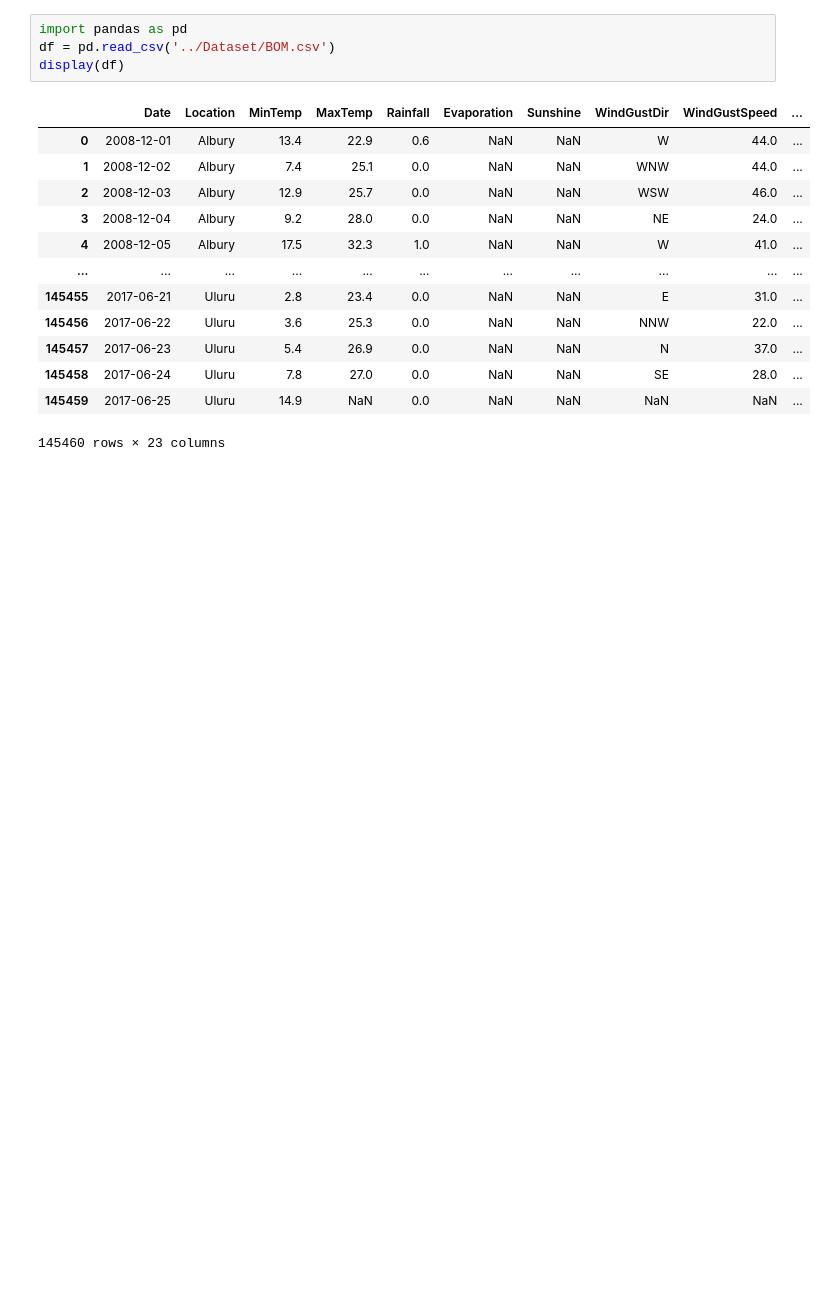
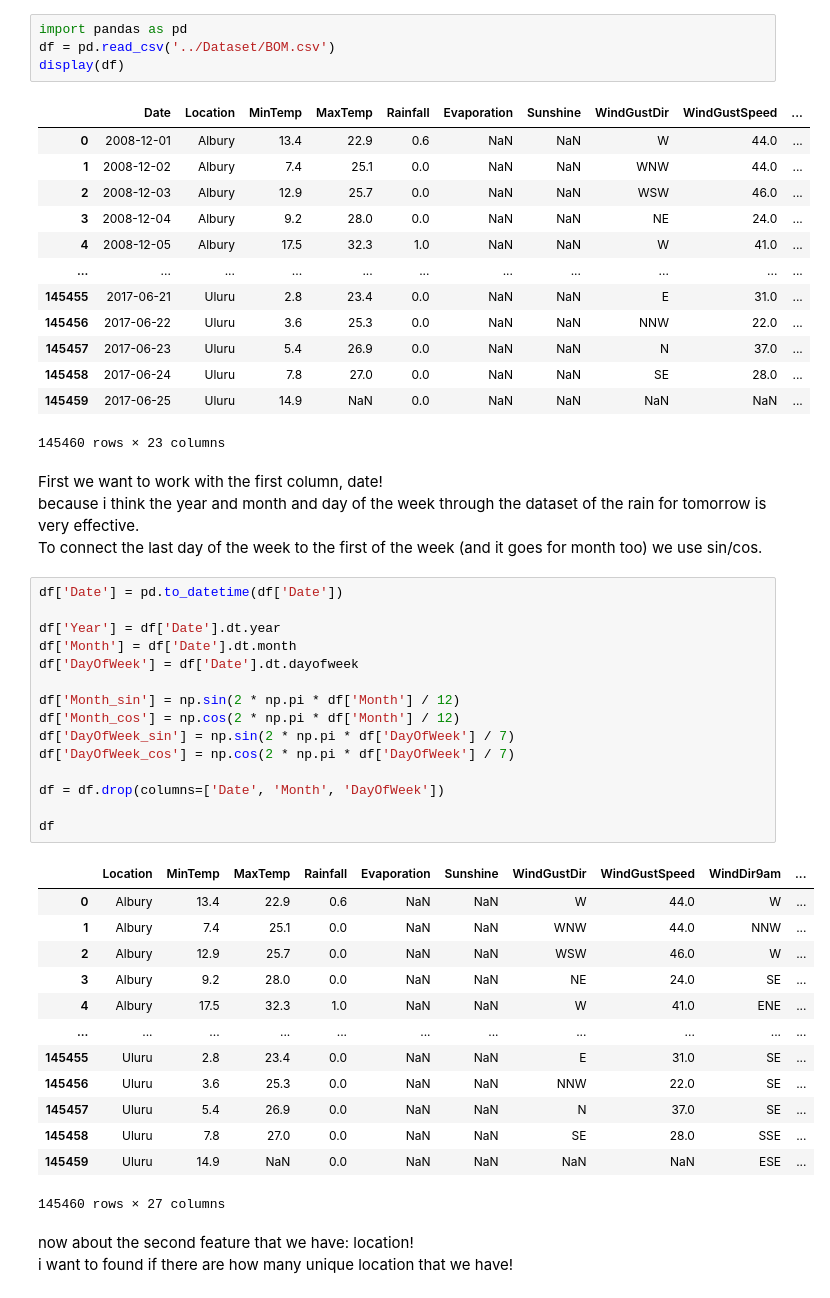
Before and after one commit to ErfanMasoudiBA/GenAI-Vision-Bootcamp, a Jupyter notebook: 02_supervised_machine_learning/یادگیری ماشین نظارت شده/پروژه/notebooks/practice02.ipynb, the cells around one changed output. Cells and saved outputs as stored; diff of their text form; blank space fills up the shorter version.

```diff
--- a/02_supervised_machine_learning/یادگیری ماشین نظارت شده/پروژه/notebooks/practice02.ipynb
+++ b/02_supervised_machine_learning/یادگیری ماشین نظارت شده/پروژه/notebooks/practice02.ipynb
@@ -19,3 +26,39 @@ display(df)
 | 145458 | 2017-06-24 | Uluru | 7.8 | 27.0 | 0.0 | NaN | NaN | SE | 28.0 | ... |
 | 145459 | 2017-06-25 | Uluru | 14.9 | NaN | 0.0 | NaN | NaN | NaN | NaN | ... |
 145460 rows × 23 columns
+# %% [markdown]
+First we want to work with the first column, date!<br>
+because i think the year and month and day of the week through the dataset of the rain for tomorrow is very effective.<br>
+To connect the last day of the week to the first of the week (and it goes for month too) we use sin/cos.
+# %%
+df['Date'] = pd.to_datetime(df['Date'])
+
+df['Year'] = df['Date'].dt.year
+df['Month'] = df['Date'].dt.month
+df['DayOfWeek'] = df['Date'].dt.dayofweek
+
+df['Month_sin'] = np.sin(2 * np.pi * df['Month'] / 12)
+df['Month_cos'] = np.cos(2 * np.pi * df['Month'] / 12)
+df['DayOfWeek_sin'] = np.sin(2 * np.pi * df['DayOfWeek'] / 7)
+df['DayOfWeek_cos'] = np.cos(2 * np.pi * df['DayOfWeek'] / 7)
+
+df = df.drop(columns=['Date', 'Month', 'DayOfWeek'])
+
+df
+# %% [output]
+|  | Location | MinTemp | MaxTemp | Rainfall | Evaporation | Sunshine | WindGustDir | WindGustSpeed | WindDir9am | ... |
+| 0 | Albury | 13.4 | 22.9 | 0.6 | NaN | NaN | W | 44.0 | W | ... |
+| 1 | Albury | 7.4 | 25.1 | 0.0 | NaN | NaN | WNW | 44.0 | NNW | ... |
+| 2 | Albury | 12.9 | 25.7 | 0.0 | NaN | NaN | WSW | 46.0 | W | ... |
+| 3 | Albury | 9.2 | 28.0 | 0.0 | NaN | NaN | NE | 24.0 | SE | ... |
+| 4 | Albury | 17.5 | 32.3 | 1.0 | NaN | NaN | W | 41.0 | ENE | ... |
+| ... | ... | ... | ... | ... | ... | ... | ... | ... | ... | ... |
+| 145455 | Uluru | 2.8 | 23.4 | 0.0 | NaN | NaN | E | 31.0 | SE | ... |
+| 145456 | Uluru | 3.6 | 25.3 | 0.0 | NaN | NaN | NNW | 22.0 | SE | ... |
+| 145457 | Uluru | 5.4 | 26.9 | 0.0 | NaN | NaN | N | 37.0 | SE | ... |
+| 145458 | Uluru | 7.8 | 27.0 | 0.0 | NaN | NaN | SE | 28.0 | SSE | ... |
+| 145459 | Uluru | 14.9 | NaN | 0.0 | NaN | NaN | NaN | NaN | ESE | ... |
+145460 rows × 27 columns
+# %% [markdown]
+now about the second feature that we have: location!<br>
+i want to found if there are how many unique location that we have!
```
Also changed, not shown: parts of 28 cells of this notebook, 49 other files.
